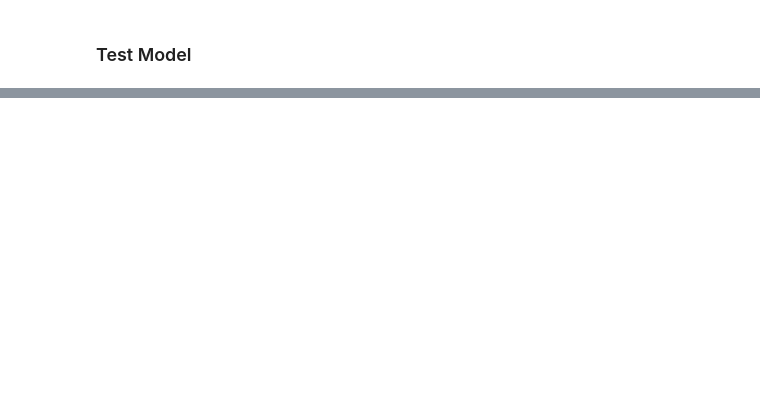
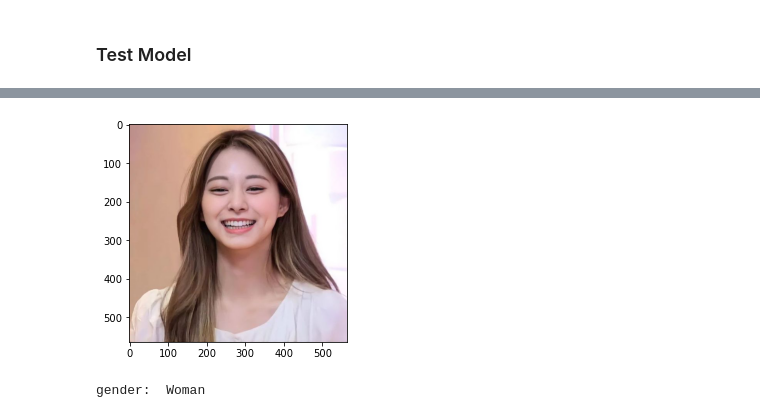
Before and after one commit to sushii2001/DeepFace-gender-bias-detection, a Jupyter notebook: DeepFace-training.ipynb, the cells around one changed output, grey strips where cells are left out. Drawn from its saved outputs; the diff is of its cells as text; code cells hidden in the pictures; blank space fills up the shorter version.

```diff
--- a/DeepFace-training.ipynb
+++ b/DeepFace-training.ipynb
@@ -213,7 +210,7 @@ gender_model.compile(loss='categorical_crossentropy'
                  )
 # %%
 checkpointer = ModelCheckpoint(
-    filepath='classification_gender_model.hdf5'
+    filepath='./weights/VGG-Face/classification_gender_model.hdf5'
     , monitor = "val_loss"
     , verbose=1
     , save_best_only=True
@@ -222,7 +219,7 @@ checkpointer = ModelCheckpoint(
 # %%
 scores = []
 # %%
-enableFit = False
+enableFit = True
 
 if enableFit:
     epochs = 250
@@ -243,10 +240,10 @@ if enableFit:
         scores.append(score)
 
         from keras.models import load_model
-        gender_model = load_model("classification_gender_model.hdf5")
+        gender_model = load_model("./weights/VGG-Face/classification_gender_model.hdf5")
 
-        gender_model.save_weights('gender_model_weights.h5')
+        gender_model.save_weights('./weights/VGG-Face/gender_model_weights.h5')
 
 else:
     #pre-trained weights for gender prediction: https://drive.google.com/file/d/1wUXRVlbsni2FN9-jkS_f4UTUrm1bRLyk/view?usp=sharing
-    gender_model.load_weights("gender_model_weights.h5")
+    gender_model.load_weights("./weights/VGG-Face/gender_model_weights.h5")
@@ -286,8 +305,13 @@ from keras.preprocessing import image
 from keras.preprocessing.image import ImageDataGenerator
 # %%
 def loadImage(filepath):
-    test_img = image.load_img(filepath, target_size=(224, 224))
-    test_img = image.img_to_array(test_img)
+    test_img = load_img(filepath, target_size=(224, 224))
+    test_img = img_to_array(test_img)
     test_img = np.expand_dims(test_img, axis = 0)
     test_img /= 255
     return test_img
+# %%
+picture = "./additional-data/tzuyu-1.jpg"
+
+img = load_img(picture)#, target_size=(224, 224))
+prediction = gender_model.predict(loadImage(picture))
@@ -293,0 +320,9 @@ def loadImage(filepath):
+# %%
+plt.imshow(img)
+plt.show()
+
+gender = "Man" if np.argmax(prediction) == 1 else "Woman"
+print("gender: ", gender)
+# %% [output]
+[figure, added]
+gender:  Woman
```
Also changed, not shown: parts of 10 cells of this notebook.
